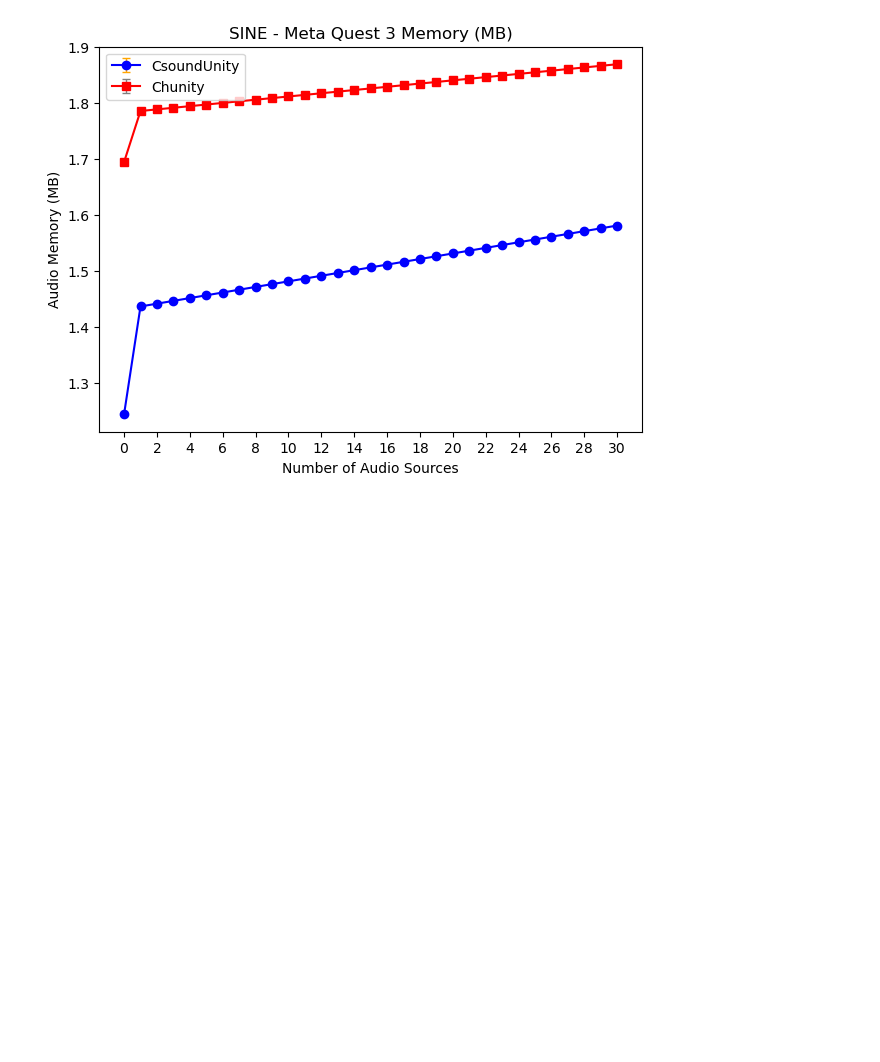
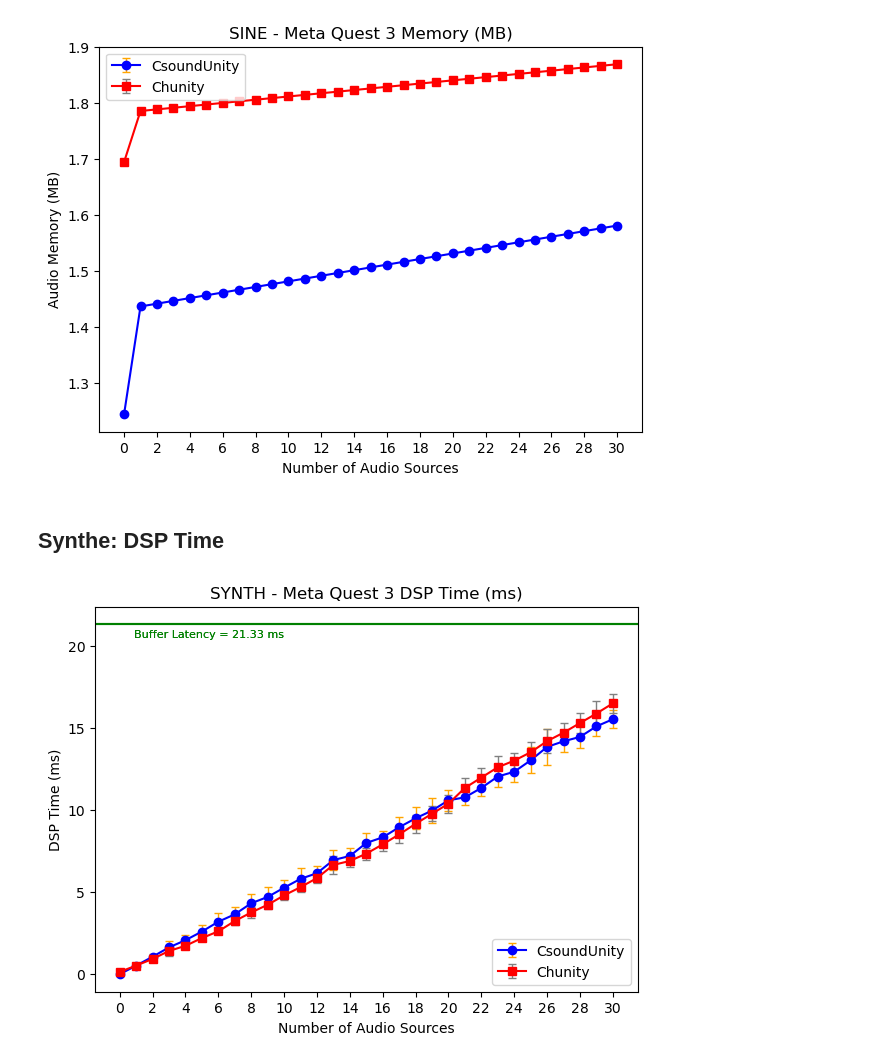
Before and after one commit to pedro-lucas-bravo/sound_engines, a Jupyter notebook: data_analysis/data_analysis_notebook.ipynb, the cells around one changed output. Saved outputs shown, nothing was run; the diff lists cells and outputs as text; code cells hidden in the pictures; blank space fills up the shorter version.

Commit message:
Add data analysis for meta quest regarding sine and synthe

```diff
--- a/data_analysis/data_analysis_notebook.ipynb
+++ b/data_analysis/data_analysis_notebook.ipynb
@@ -317,3 +317,27 @@ plt.xticks(ticks=range(len(data_cs.index))[::2], labels=data_cs['sources'][::2])
 plt.show()
 # %% [output]
 [figure]
+# %% [markdown]
+## Synthe: DSP Time
+# %%
+plt.figure(figsize=(7, 5))
+
+folder = 'meta_quest_data/simple_synthe'
+
+sound_engine = 'CsoundUnity'
+date = '2024-03-05_12-55-56'
+data_cs = Plot_CPU(folder, sound_engine, 'SYNTH - Meta Quest 3', date)
+
+sound_engine = 'ChuckMainInstance'
+date = '2024-03-05_12-46-23'
+data_chuck = Plot_CPU(folder, sound_engine, 'SYNTH - Meta Quest 3', date, marker='s-', color_frame_time='red', ecolor_frame_time='grey')
+
+# Set the legend labels
+plt.legend(['CsoundUnity', 'Chunity'])
+
+plt.xticks(ticks=range(len(data_cs.index))[::2], labels=data_cs['sources'][::2])
+
+
+plt.show()
+# %% [output]
+[figure, added]
```
Also changed, not shown: parts of 2 cells of this notebook.
